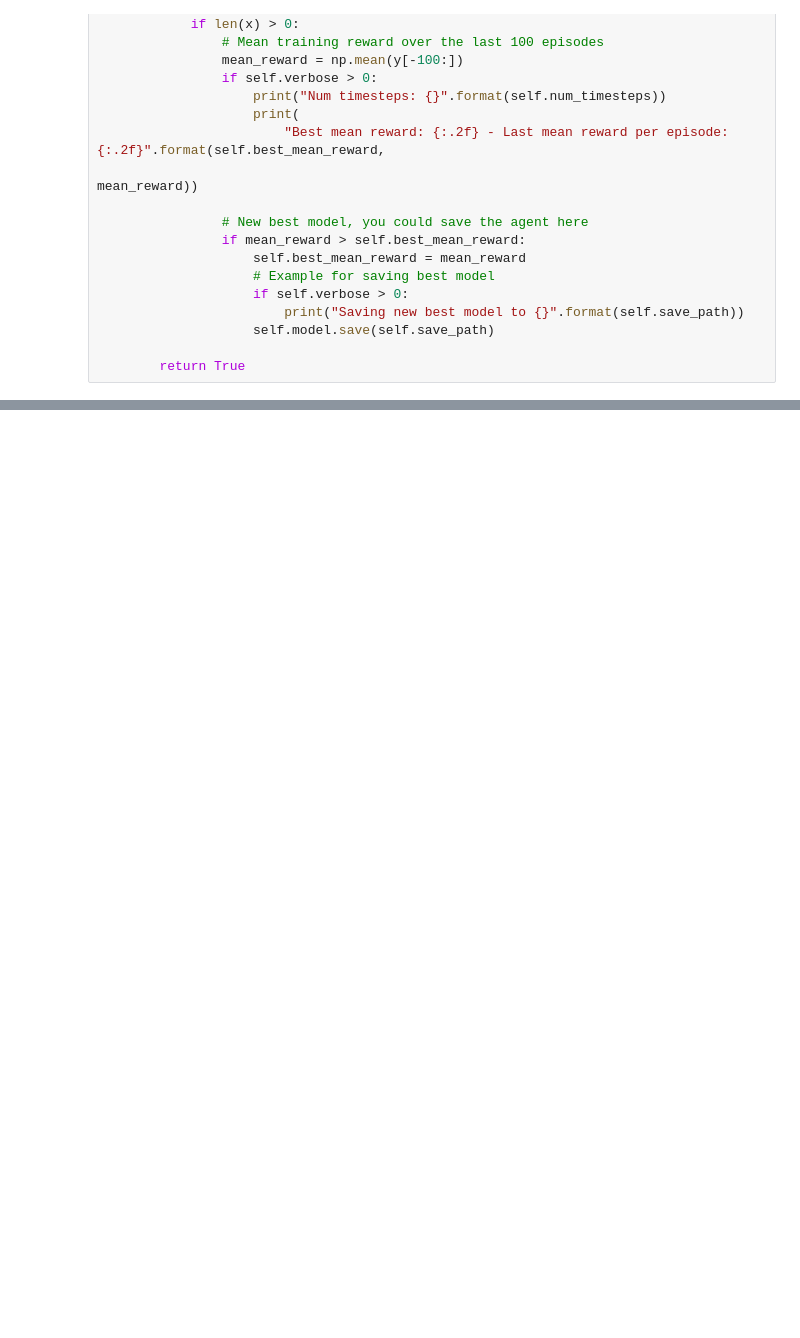
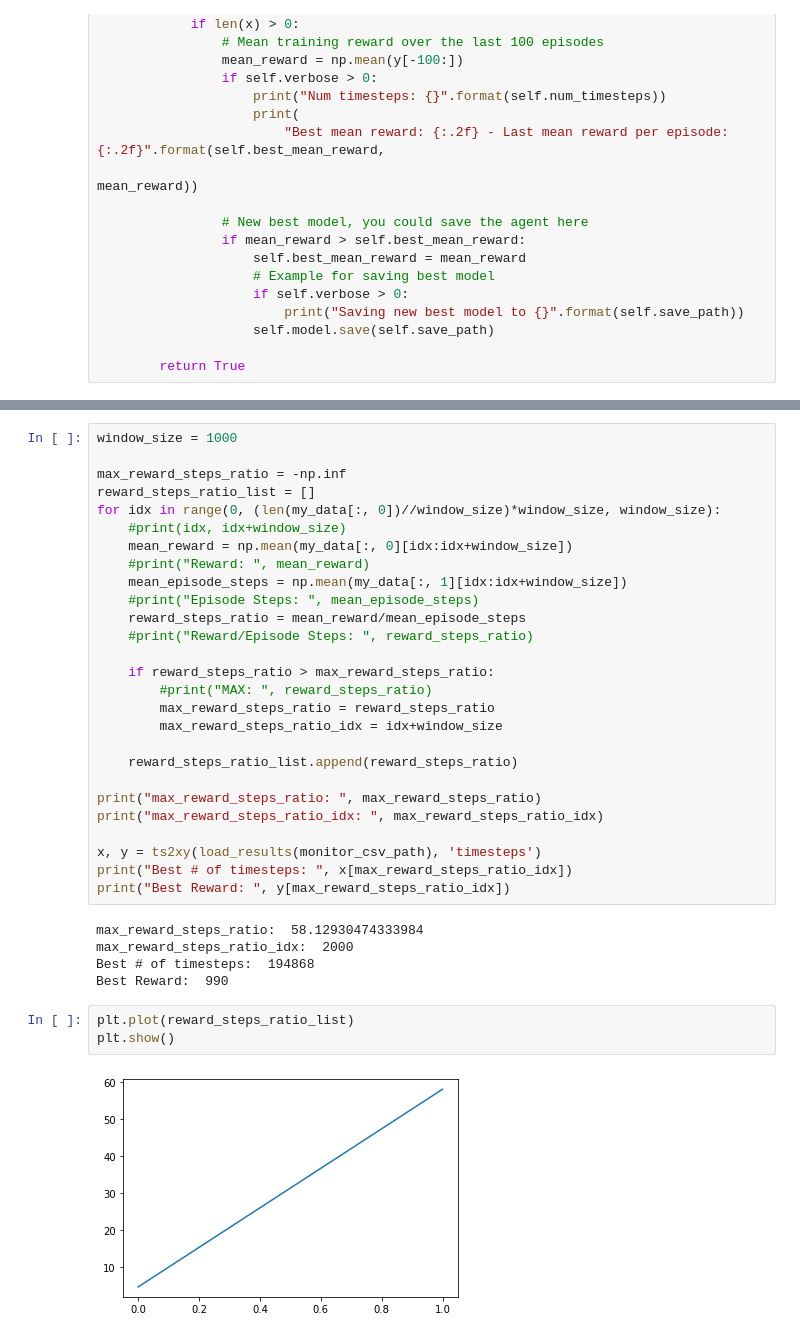
Before and after one commit to gtatiya/Reinforcement-Learning, a Jupyter notebook: stable-baselines/Examples/Using Callback - Monitoring Training.ipynb, the cells around one changed output, grey strips where cells are left out. Saved outputs shown, nothing was run; the diff lists cells and outputs as text; blank space fills up the shorter version.

```diff
--- a/stable-baselines/Examples/Using Callback - Monitoring Training.ipynb
+++ b/stable-baselines/Examples/Using Callback - Monitoring Training.ipynb
@@ -124,0 +191,37 @@ print(env.get_episode_lengths())
+# %%
+window_size = 1000
+
+max_reward_steps_ratio = -np.inf
+reward_steps_ratio_list = []
+for idx in range(0, (len(my_data[:, 0])//window_size)*window_size, window_size):
+    #print(idx, idx+window_size)
+    mean_reward = np.mean(my_data[:, 0][idx:idx+window_size])
+    #print("Reward: ", mean_reward)
+    mean_episode_steps = np.mean(my_data[:, 1][idx:idx+window_size])
+    #print("Episode Steps: ", mean_episode_steps)
+    reward_steps_ratio = mean_reward/mean_episode_steps
+    #print("Reward/Episode Steps: ", reward_steps_ratio)
+
+    if reward_steps_ratio > max_reward_steps_ratio:
+        #print("MAX: ", reward_steps_ratio)
+        max_reward_steps_ratio = reward_steps_ratio
+        max_reward_steps_ratio_idx = idx+window_size
+
+    reward_steps_ratio_list.append(reward_steps_ratio)
+
+print("max_reward_steps_ratio: ", max_reward_steps_ratio)
+print("max_reward_steps_ratio_idx: ", max_reward_steps_ratio_idx)
+
+x, y = ts2xy(load_results(monitor_csv_path), 'timesteps')
+print("Best # of timesteps: ", x[max_reward_steps_ratio_idx])
+print("Best Reward: ", y[max_reward_steps_ratio_idx])
+# %% [output]
+max_reward_steps_ratio:  58.12930474333984
+max_reward_steps_ratio_idx:  2000
+Best # of timesteps:  194868
+Best Reward:  990
+# %%
+plt.plot(reward_steps_ratio_list)
+plt.show()
+# %% [output]
+[figure, added]
```
Also changed, not shown: parts of 11 cells of this notebook, 34 other files.
